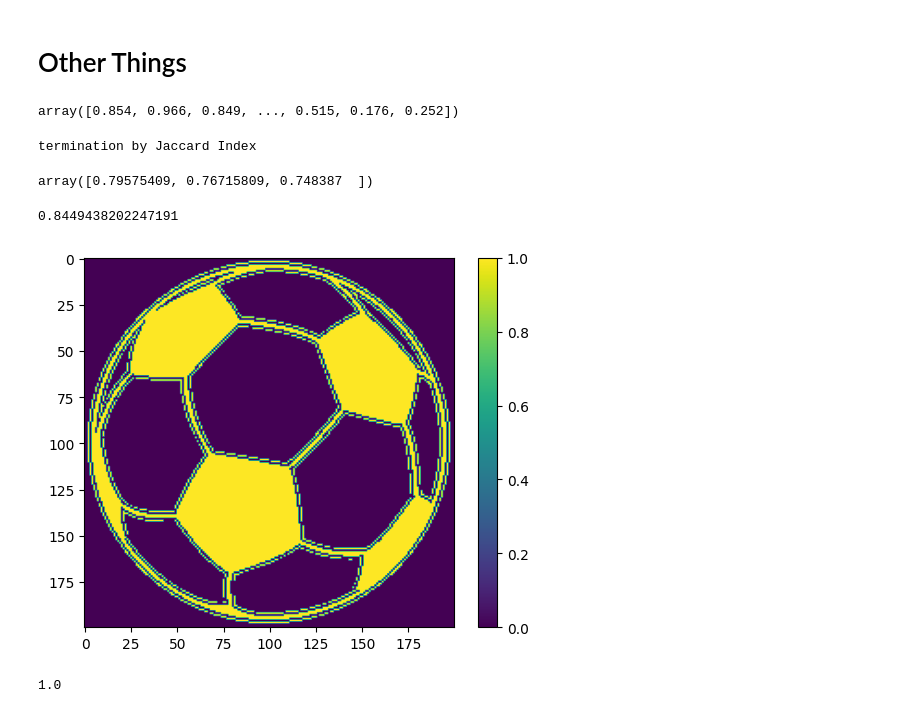
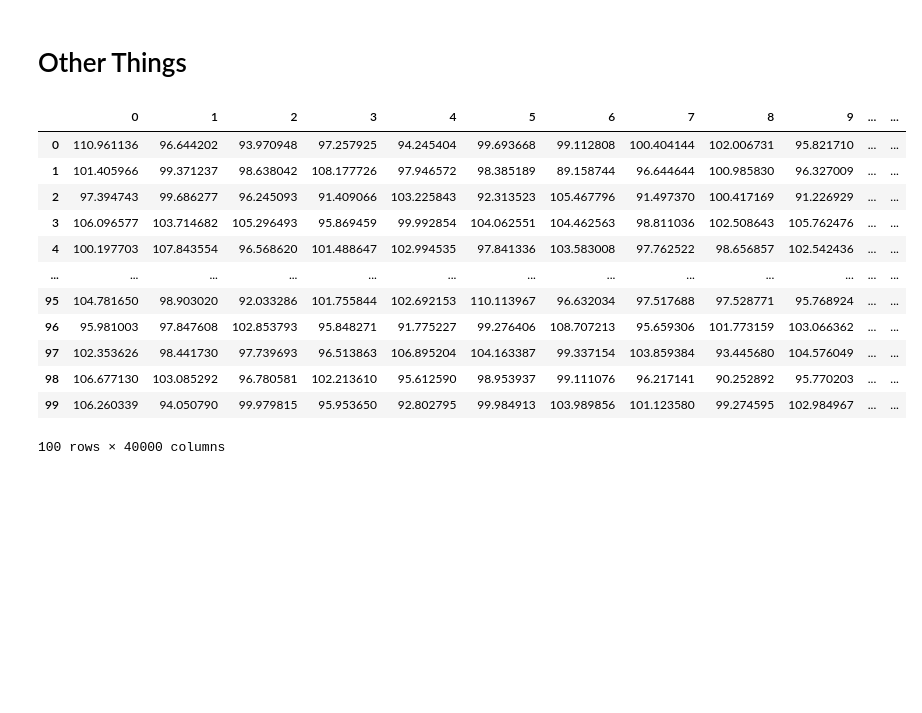
Before and after one commit to juanesfco/Thesis, a Jupyter notebook: resultsSims.ipynb, the cells around one changed output. Drawn from its saved outputs; the diff is of its cells as text; code cells hidden in the pictures; blank space fills up the shorter version.

```diff
--- a/resultsSims.ipynb
+++ b/resultsSims.ipynb
@@ -323,31 +217,21 @@ def th_sm(Xi,dim=200):
-# %%
-fn_pMap = 'Data/Simulations/pMap_P0Q0.csv'
-df_pMap = pd.read_csv(fn_pMap)
-Xi = df_pMap.loc[0].values
-Xi
-# %% [output]
-array([0.854, 0.966, 0.849, ..., 0.515, 0.176, 0.252])
-# %%
-Zeta,N,eta,X = th_sm(Xi,50)
-eta
-# %% [output]
-termination by Jaccard Index
-array([0.79575409, 0.76715809, 0.748387  ])
-# %%
-import fMRIUtils as fmriu
-fmriu.jaccardIndex(Zeta[3],b)
-# %% [output]
-0.8449438202247191
-# %%
-path = 'Data/'
-imgfn = path + 'ball.png'
-import matplotlib.pyplot as plt
-img = plt.imread(imgfn)
-img0 = np.logical_and(((img[:,:,0]-1)*(-1)),img[:,:,3])
-fmriu.plotImage(img0,200)
-# %% [output]
-[figure, removed]
-# %%
-img[75,50,3]
-# %% [output]
-1.0
+# %%
+path = 'Data/Simulations/'
+p,q,r = 0,0,0
+
+fn = path + 'BOLD_P' + str(p) + 'Q' + str(q) + 'R' + str(r+1) + '.csv'
+Y = pd.read_csv(fn)
+Y
+# %% [output]
+|  | 0 | 1 | 2 | 3 | 4 | 5 | 6 | 7 | 8 | 9 | ... | ... |
+| 0 | 110.961136 | 96.644202 | 93.970948 | 97.257925 | 94.245404 | 99.693668 | 99.112808 | 100.404144 | 102.006731 | 95.821710 | ... | ... |
+| 1 | 101.405966 | 99.371237 | 98.638042 | 108.177726 | 97.946572 | 98.385189 | 89.158744 | 96.644644 | 100.985830 | 96.327009 | ... | ... |
+| 2 | 97.394743 | 99.686277 | 96.245093 | 91.409066 | 103.225843 | 92.313523 | 105.467796 | 91.497370 | 100.417169 | 91.226929 | ... | ... |
+| 3 | 106.096577 | 103.714682 | 105.296493 | 95.869459 | 99.992854 | 104.062551 | 104.462563 | 98.811036 | 102.508643 | 105.762476 | ... | ... |
+| 4 | 100.197703 | 107.843554 | 96.568620 | 101.488647 | 102.994535 | 97.841336 | 103.583008 | 97.762522 | 98.656857 | 102.542436 | ... | ... |
+| ... | ... | ... | ... | ... | ... | ... | ... | ... | ... | ... | ... | ... |
+| 95 | 104.781650 | 98.903020 | 92.033286 | 101.755844 | 102.692153 | 110.113967 | 96.632034 | 97.517688 | 97.528771 | 95.768924 | ... | ... |
+| 96 | 95.981003 | 97.847608 | 102.853793 | 95.848271 | 91.775227 | 99.276406 | 108.707213 | 95.659306 | 101.773159 | 103.066362 | ... | ... |
+| 97 | 102.353626 | 98.441730 | 97.739693 | 96.513863 | 106.895204 | 104.163387 | 99.337154 | 103.859384 | 93.445680 | 104.576049 | ... | ... |
+| 98 | 106.677130 | 103.085292 | 96.780581 | 102.213610 | 95.612590 | 98.953937 | 99.111076 | 96.217141 | 90.252892 | 95.770203 | ... | ... |
+| 99 | 106.260339 | 94.050790 | 99.979815 | 95.953650 | 92.802795 | 99.984913 | 103.989856 | 101.123580 | 99.274595 | 102.984967 | ... | ... |
+100 rows × 40000 columns
```
Also changed, not shown: parts of 2 cells of this notebook, 48 other files.
